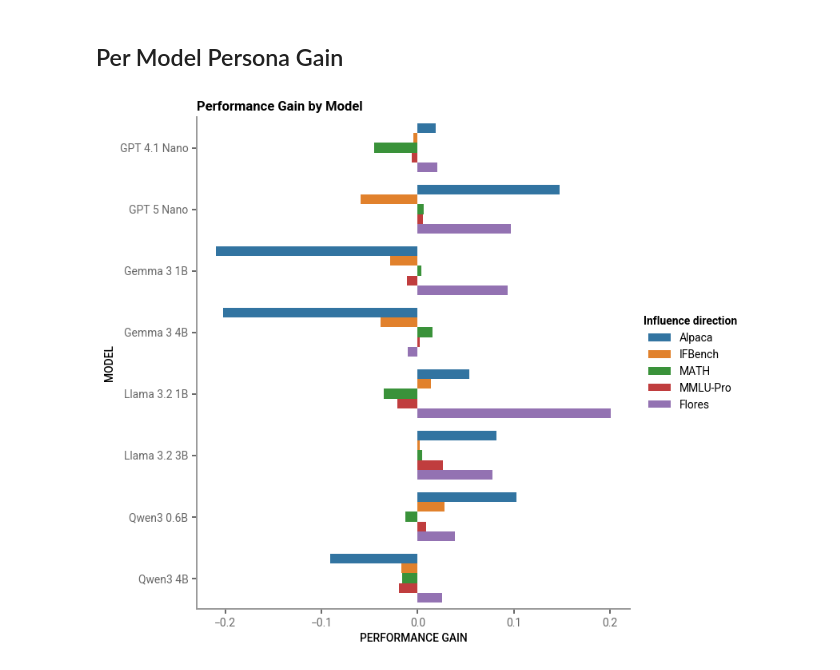
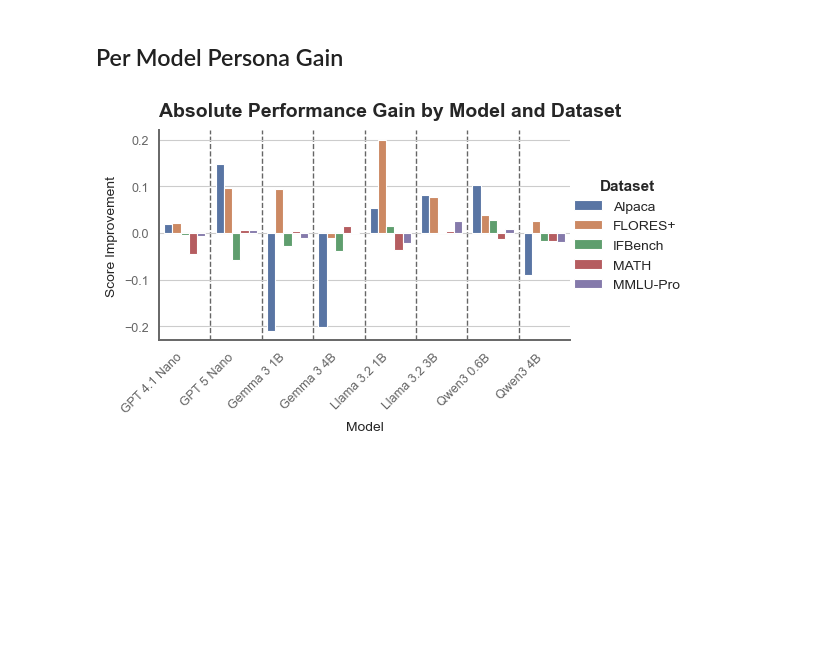
Before and after one commit to nicomu99/master-thesis, a Jupyter notebook: discussion_plots.ipynb, the cells around one changed output. Cells and saved outputs as stored; diff of their text form; code cells hidden in the pictures; blank space fills up the shorter version.

Commit message:
Update plots

```diff
--- a/discussion_plots.ipynb
+++ b/discussion_plots.ipynb
@@ -64,8 +108,8 @@ for persona in ["beginner_teacher_persona", "intermediate_teacher_persona", "exp
         for dataset_file in model_path.iterdir():
             if dataset_file.suffix != ".parquet":
                 continue
-            df = pd.read_parquet(dataset_file)
-            persona_col = df[persona]
+            wc_df = pd.read_parquet(dataset_file)
+            persona_col = wc_df[persona]
             persona_col = persona_col.dropna()
             persona_strings += " ".join(persona_col.to_list())
 
@@ -175,57 +193,64 @@ plt.show()
 ## Per Model Persona Gain
 # %%
 whole_df = df.copy()
-whole_df = whole_df.groupby(["model", "persona", "dataset"], as_index=False).mean(numeric_only=True)
+whole_df = whole_df.groupby(["Model", "persona", "dataset"], as_index=False).mean(numeric_only=True)
 
 parts = []
-for (model_name, dataset_name), group_df in whole_df.groupby(["model", "dataset"], sort=False):
+for (model_name, dataset_name), group_df in whole_df.groupby(["Model", "dataset"], sort=False):
     if "helpful" in group_df["persona"].unique():
-        ref = group_df.loc[group_df["persona"] == "helpful", "score"]
+        ref = group_df.loc[group_df["persona"] == "helpful", "Score"]
         ref_score = ref.iloc[0]
     else:
-        ref_score = 1 - group_df["score"].mean()
+        ref_score = 1 - group_df["Score"].mean()
     group_df["reference_score"] = ref_score
-    group_df["Score Improvement"] = group_df["score"] - ref_score
+    group_df["Score Improvement"] = group_df["Score"] - ref_score
     parts.append(group_df)
 
-whole_df = pd.concat(parts)
-whole_df = whole_df.sort_values("model")
+whole_df: pd.DataFrame = pd.concat(parts)
+whole_df = whole_df.sort_values("Model")
 whole_df = whole_df[whole_df["persona"] != "helpful"]
+whole_df = whole_df.sort_values(by="dataset")
 # %%
-fig, ax = plt.subplots(figsize=(7, 8))
+fig, ax = plt.subplots(figsize=(FULL_WIDTH, 3.5))
 
-sns.barplot(whole_df, y="model", x="Score Improvement", orient="h", hue="dataset", errorbar=None, ax=ax)
+sns.barplot(whole_df, x="Model", y="Score Improvement", hue="dataset", errorbar=None, ax=ax)
 
-ax.set_ylabel("MODEL", fontweight="medium")
-ax.set_xlabel("PERFORMANCE GAIN", fontweight="medium")
-ax.set_title("Performance Gain by Model", loc="left", fontweight="bold")
-
-ax.spines["top"].set_visible(False)
-ax.spines["right"].set_visible(False)
-
-# Style remaining borders
-for spine in ["left", "bottom"]:
-    ax.spines[spine].set_linewidth(1.4)
-    ax.spines[spine].set_color("0.6")
-
-ax.tick_params(
-    axis="both",
-    which="both",
-    colors="0.4",
-    width=1.4,
-    length=4
-)
+fig.suptitle("Absolute Performance Gain by Model and Dataset")
 
 legend = ax.legend(
-    title="Influence direction",
-    bbox_to_anchor=(1.02, 0.5),
+    title="Dataset",
     loc="center left",
-    borderaxespad=0,
-    frameon=False
+    bbox_to_anchor=(0.98, 0.5),
+    frameon=False,
 )
 
 legend.get_title().set_fontweight("bold")
+legend.get_title().set_fontsize(11)
 
-# plt.savefig("plots/discussion/gain_per_model.png")
+ax.tick_params(axis="x", rotation=45)
+for label in ax.get_xticklabels():
+    label.set_ha("right")
+
+fig.subplots_adjust(
+    left=0.10,
+    right=0.81,
+    top=0.90,
+    bottom=0.30,
+    wspace=0.20,
+)
+
+x_ticks = np.array(ax.get_xticks())
+minor_ticks = (x_ticks[:-1] + x_ticks[1:]) / 2
+ax.set_xticks(minor_ticks, minor=True)
+
+ax.grid(
+    axis="x",
+    which="minor",
+    color="0.4",
+    linewidth=1.0,
+    linestyle="--"
+)
+
+fig.savefig(plot_path / "01_gain_per_model.pdf")
 # %% [output]
-[figure, old version]
+[figure, new version]
```
Also changed, not shown: parts of 41 cells of this notebook, 15 other files.
